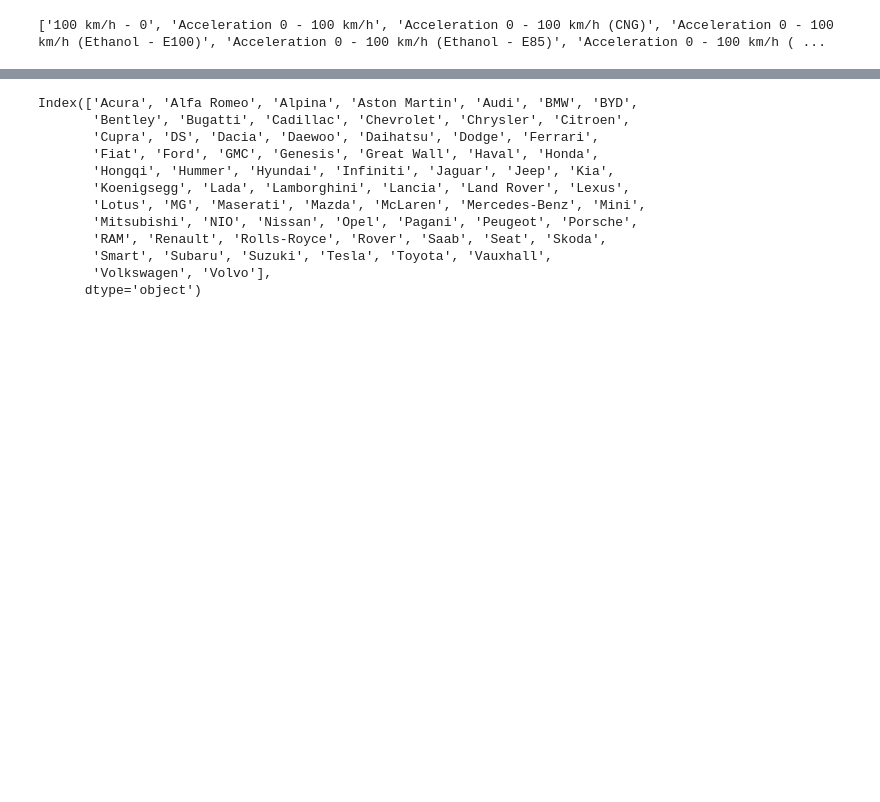
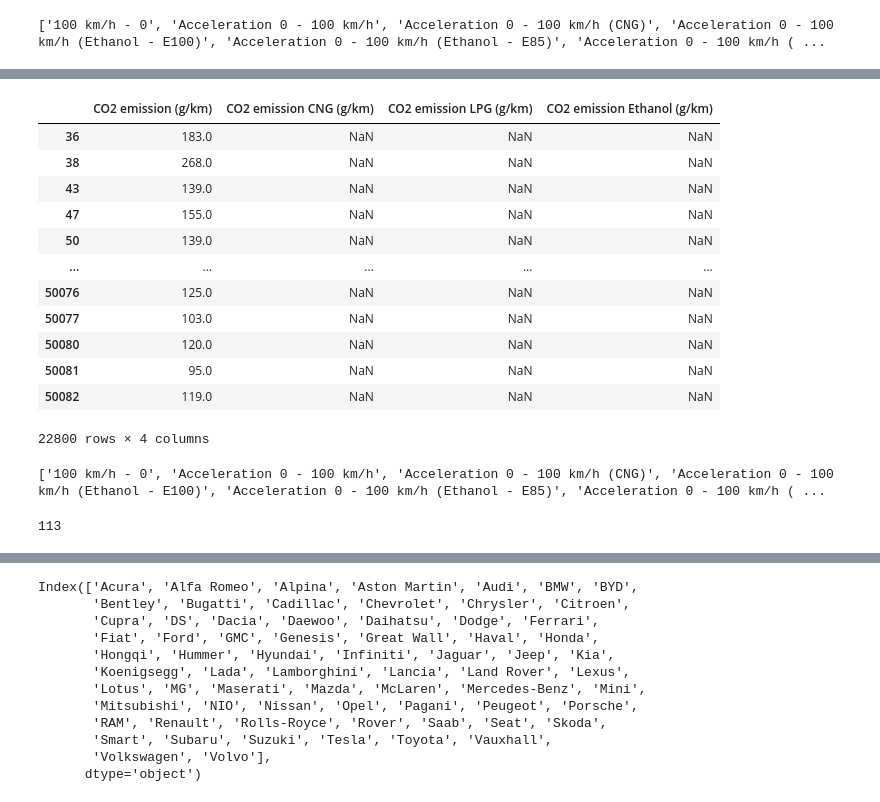
Before and after one commit to MMaikov/CarsDataset, a Jupyter notebook: AutoCarsDatasetCleaning.ipynb, the cells around one changed output, grey strips where cells are left out. Saved outputs shown, nothing was run; the diff lists cells and outputs as text; code cells hidden in the pictures; blank space fills up the shorter version.

```diff
--- a/AutoCarsDatasetCleaning.ipynb
+++ b/AutoCarsDatasetCleaning.ipynb
@@ -307,3 +310,60 @@ co2_fuel_cols = [
     'CO emissions (WLTC)',
     'CO emissions (WLTP)'
 ]
+
+co2_cng_cols = [
+    'CO emissions (CNG)',
+    'CO emissions (CNG) (NEDC)',
+    'CO emissions (CNG) (NEDC, WLTP equivalent)',
+    'CO emissions (CNG) (WLTP)'
+]
+
+co2_lpg_cols = [
+    'CO emissions (LPG)',
+    'CO emissions (LPG) (NEDC)',
+    'CO emissions (LPG) (NEDC, WLTP equivalent)',
+    'CO emissions (LPG) (WLTP)',
+]
+
+co2_ethanol_cols = [
+    'CO emissions (Ethanol - E100)',
+    'CO emissions (Ethanol - E85)',
+    'CO emissions (Ethanol - E85) (NEDC)'
+]
+
+df[co2_columns] = df[co2_columns].map(lambda x: parse_number_or_range(x, hmean=True))
+df['CO2 emission (g/km)'] = hmean_across(df[co2_fuel_cols])
+df['CO2 emission CNG (g/km)'] = hmean_across(df[co2_cng_cols])
+df['CO2 emission LPG (g/km)'] = hmean_across(df[co2_lpg_cols])
+df['CO2 emission Ethanol (g/km)'] = hmean_across(df[co2_ethanol_cols])
+df = df.drop(co2_columns, axis=1)
+# %%
+new_cols = [
+    'CO2 emission (g/km)',
+    'CO2 emission CNG (g/km)',
+    'CO2 emission LPG (g/km)',
+    'CO2 emission Ethanol (g/km)'
+]
+df[df[new_cols].notna().any(axis=1)][new_cols]
+# %% [output]
+|  | CO2 emission (g/km) | CO2 emission CNG (g/km) | CO2 emission LPG (g/km) | CO2 emission Ethanol (g/km) |
+| 36 | 183.0 | NaN | NaN | NaN |
+| 38 | 268.0 | NaN | NaN | NaN |
+| 43 | 139.0 | NaN | NaN | NaN |
+| 47 | 155.0 | NaN | NaN | NaN |
+| 50 | 139.0 | NaN | NaN | NaN |
+| ... | ... | ... | ... | ... |
+| 50076 | 125.0 | NaN | NaN | NaN |
+| 50077 | 103.0 | NaN | NaN | NaN |
+| 50080 | 120.0 | NaN | NaN | NaN |
+| 50081 | 95.0 | NaN | NaN | NaN |
+| 50082 | 119.0 | NaN | NaN | NaN |
+22800 rows × 4 columns
+# %%
+print(sorted(list(df.columns)))
+# %% [output]
+['100 km/h - 0', 'Acceleration 0 - 100 km/h', 'Acceleration 0 - 100 km/h (CNG)', 'Acceleration 0 - 100 km/h (Ethanol - E100)', 'Acceleration 0 - 100 km/h (Ethanol - E85)', 'Acceleration 0 - 100 km/h ( ...
+# %%
+len(df.columns)
+# %% [output]
+113
```
Also changed, not shown: parts of 72 cells of this notebook, 42 other files.
